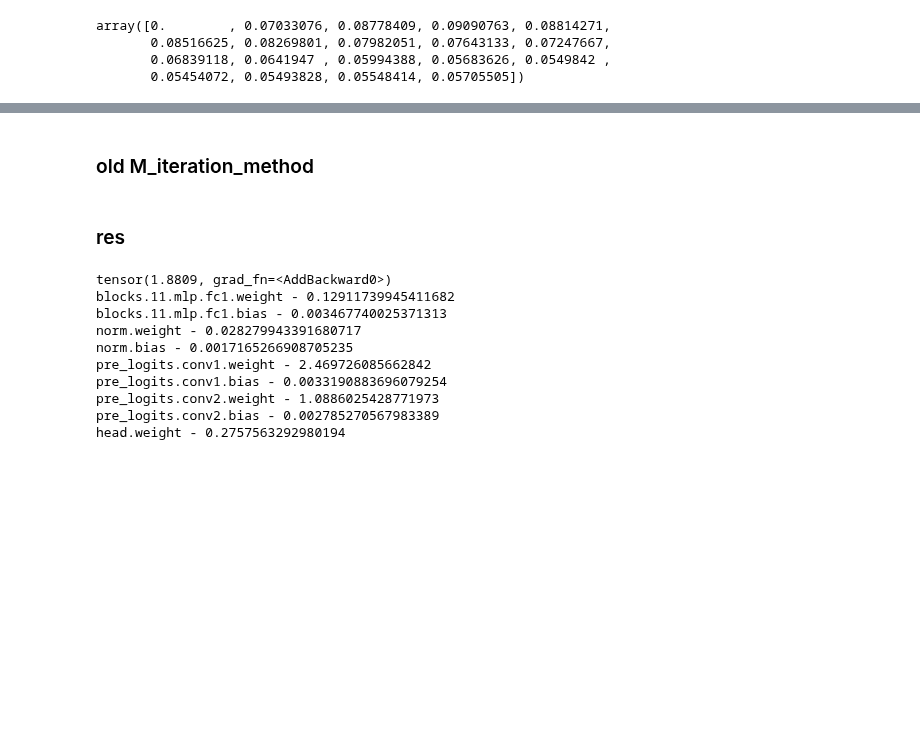
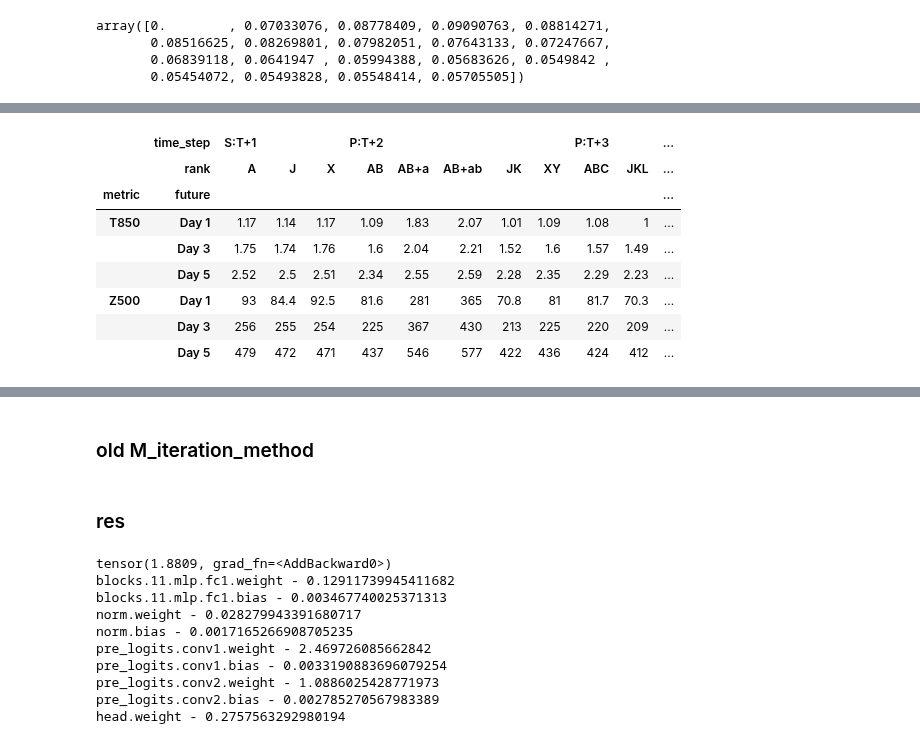
Before and after one commit to veya2ztn/Seq2SeqAutoregressiveModel, a Jupyter notebook: Error_propagation.ipynb, the cells around one changed output, grey strips where cells are left out. Saved outputs shown, nothing was run; the diff lists cells and outputs as text; code cells hidden in the pictures; blank space fills up the shorter version.

```diff
--- a/Error_propagation.ipynb
+++ b/Error_propagation.ipynb
@@ -761,0 +1257,8 @@ RuntimeError: Failed to process string with tex because latex could not be found
+# %%
+#fwd2_D_Rog2 = api.run(path=f"szztn951357/WeathBench7066/runs/1mvm0uls") # <--- 这个run没用
+### 这个 run 没有被识别
+fwd2_D_Rog5 = api.run(path=f"szztn951357/WeathBench7066/runs/zr8bqb4s")
+filted_names_compute_graph['fwd2_D_Rog5'] = [fwd2_D_Rog5.config['compute_graph_set'],unify_compute_graph_name_simple(compute_graph_set_pool['fwd2_D_Rog5'])]
+# %%
+fwd1_D_Rog5= api.run(path=f"szztn951357/WeathBench7066/runs/23ocu1ga")
+filted_names_compute_graph['04_03_21_42_52821-seed_73001'] = [fwd1_D_Rog5.config['compute_graph_set'],unify_compute_graph_name_simple(compute_graph_set_pool['fwd1_D_Rog5'])]
@@ -761,0 +1339,2 @@ RuntimeError: Failed to process string with tex because latex could not be found
+# %%
+filted_runs['01_26_17_38_64254-seed_73001']['config']['time_step']=3
@@ -761,0 +1413,4 @@ RuntimeError: Failed to process string with tex because latex could not be found
+# %%
+for n,v in repeat_pool.items():
+    if len(v)>1:
+        print(n,v)
@@ -761,0 +1420,85 @@ RuntimeError: Failed to process string with tex because latex could not be found
+# %%
+import pandas as pd
+
+df = pd.DataFrame(table_data, columns=['name','mode', 'time_step', 'rank', 'future', 'metric', 'error'])
+df = df[df['time_step']!='S:T+2']
+df = df[df['time_step']!='P:T+1']
+df = df[df['rank']!='A+6']
+df = df[df['rank']!='A+136']
+df = df[df['rank']!='A+1']
+df = df[df['rank']!='AB+1']
+df = df[df['rank']!='AB+13']
+df = df[df['rank']!='AB+3']
+df = df[df['rank']!='ABC+13']
+df_pivot = df.pivot_table(columns=['time_step','rank'], index=['metric','future'], values='error')
+df_pivot = df_pivot.reindex(["S:T+1","P:T+1","P:T+2","P:T+3"], axis=1, level=0)
+
+def apply_border_style(val):
+    out = []
+    now_state = ""
+    out.append('border-left: 2px solid black')
+    for i,v in enumerate(val.index[1:-1]):
+        if v[0] != now_state and i>0:
+            out.append('border-left: 2px solid black')
+        else:
+            out.append('')
+        now_state = v[0]
+    out.append('border-right: 2px solid black')
+    return out
+
+def apply_compare(val):
+    length = len(val)
+    group  = {}
+    for i,index in enumerate(val.index):
+        time_step, rank = index
+        v = val[i]
+        if time_step not in group:group[time_step]=[]
+        group[time_step].append([i,v])
+
+    the_min_index = []
+    for g, values in group.items():
+        the_min_index.append(sorted(values,key=lambda x:x[1])[0][0])
+
+    out = []
+    for i in range(length):
+        out.append("" if i not in the_min_index else 'color: red')
+    return out
+
+def apply_under_line_best_inblock(val):
+    length = len(val)
+    assert length%2 == 0
+    out = []
+    for A,D in np.split(val,length//2):
+        min_index = np.argmin([A,D])
+        temp = ["","",""]
+        temp[min_index] = 'border-bottom: 3px solid black'
+        out.extend(temp)
+    return out
+
+def highlight_min(s):
+    is_min = s == np.nanmin(s)
+    return ['background-color: lightblue' if v else '' for v in is_min]
+
+
+styled_df = df_pivot.style.format("{:.3g}").apply(apply_compare,axis=1).apply(highlight_min,axis=1).apply(apply_border_style,axis=1).set_table_styles([
+    {'selector': 'th', 'props': [('font-weight', 'bold'), ('text-align', 'center')]},
+    {'selector': 'th.level0', 'props': [('border-bottom', '3px solid black')]},
+    {'selector': 'th.level1', 'props': [('border-bottom', '2px solid black')]},
+    {'selector': 'th.col_heading', 'props': [('border-right', '2px solid black')]},
+    {'selector': 'td', 'props': [('text-align', 'center')]},
+    {'selector': 'td.col_heading.level0', 'props': [('border-left', '2px solid black')]},
+    {'selector': 'td.row_heading.level1', 'props': [('border-left', '2px solid black')]},
+])
+
+
+styled_df
+# %% [output]
+|  | time_step | S:T+1 |  |  | P:T+2 |  |  |  |  | P:T+3 |  | ... |
+|  | rank | A | J | X | AB | AB+a | AB+ab | JK | XY | ABC | JKL | ... |
+| metric | future |  |  |  |  |  |  |  |  |  |  | ... |
+| T850 | Day 1 | 1.17 | 1.14 | 1.17 | 1.09 | 1.83 | 2.07 | 1.01 | 1.09 | 1.08 | 1 | ... |
+|  | Day 3 | 1.75 | 1.74 | 1.76 | 1.6 | 2.04 | 2.21 | 1.52 | 1.6 | 1.57 | 1.49 | ... |
+|  | Day 5 | 2.52 | 2.5 | 2.51 | 2.34 | 2.55 | 2.59 | 2.28 | 2.35 | 2.29 | 2.23 | ... |
+| Z500 | Day 1 | 93 | 84.4 | 92.5 | 81.6 | 281 | 365 | 70.8 | 81 | 81.7 | 70.3 | ... |
+|  | Day 3 | 256 | 255 | 254 | 225 | 367 | 430 | 213 | 225 | 220 | 209 | ... |
+|  | Day 5 | 479 | 472 | 471 | 437 | 546 | 577 | 422 | 436 | 424 | 412 | ... |
```
Also changed, not shown: parts of 56 cells of this notebook, 1 other file.
